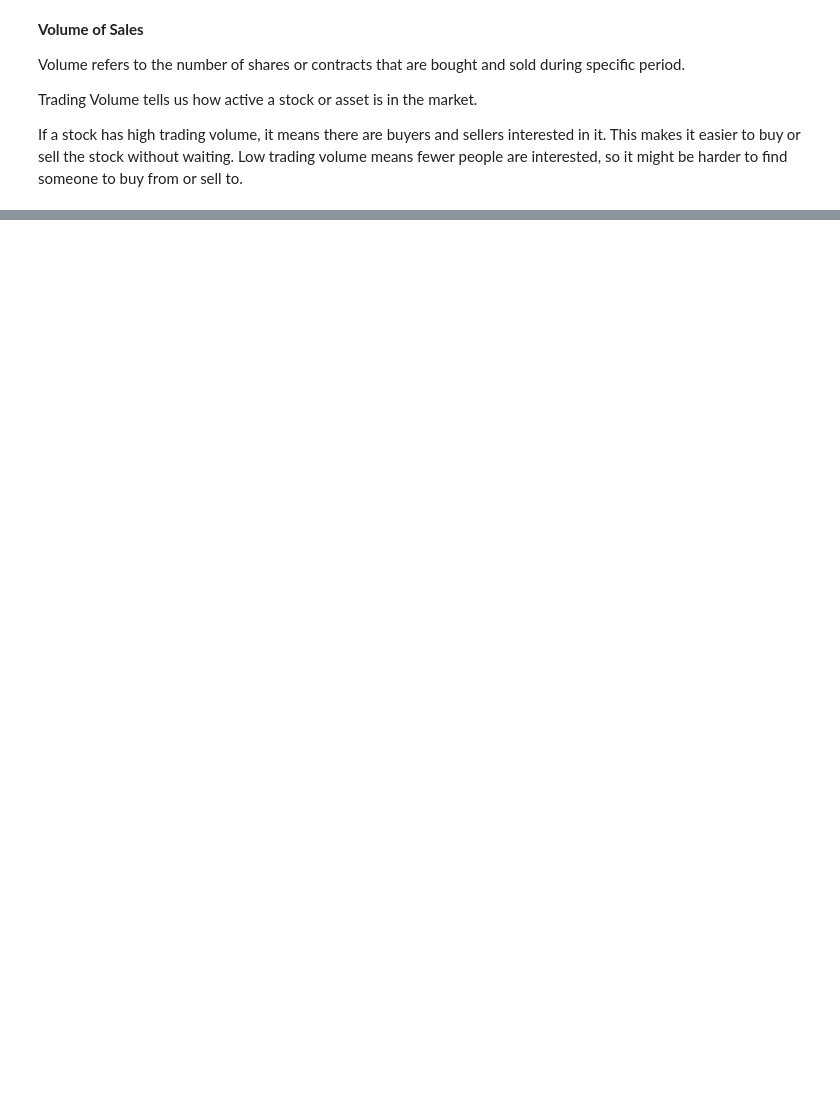
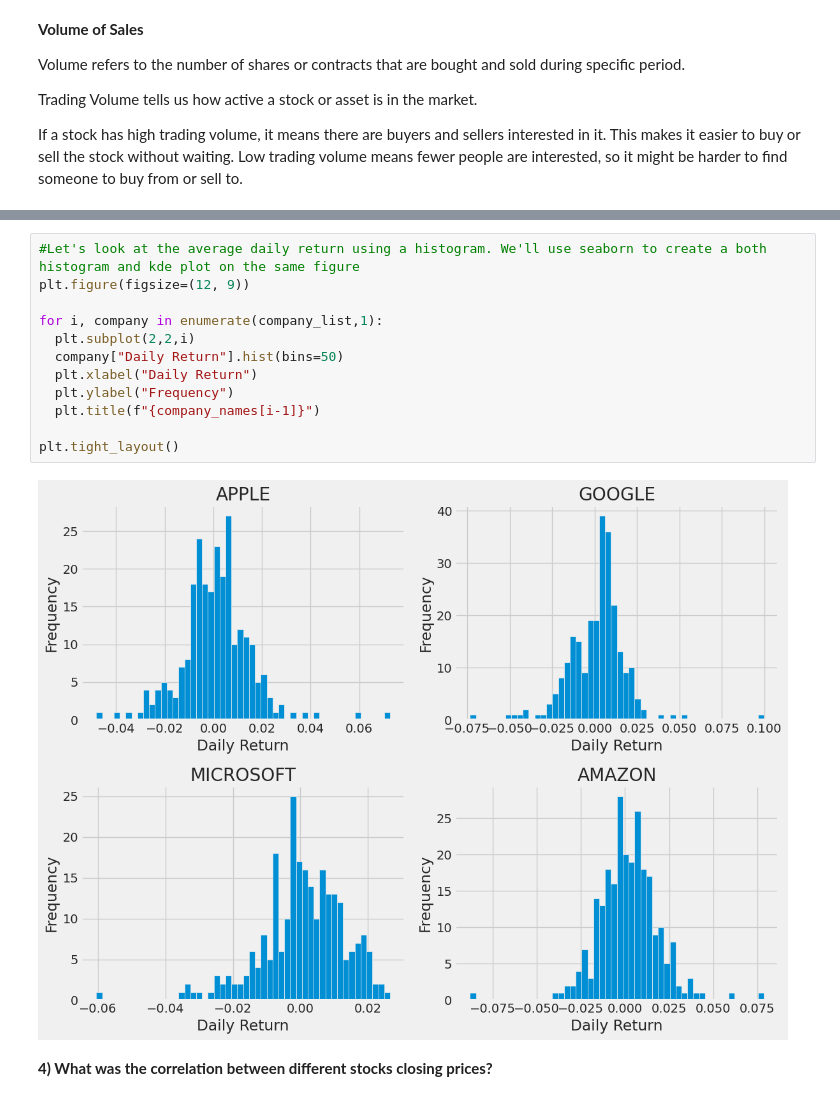
Before and after one commit to mervegb/stock-market-analysis-lstm, a Jupyter notebook: stock_market_analysis_lstm.ipynb, the cells around one changed output, grey strips where cells are left out. Drawn from its saved outputs; the diff is of its cells as text; blank space fills up the shorter version.

```diff
--- a/stock_market_analysis_lstm.ipynb
+++ b/stock_market_analysis_lstm.ipynb
@@ -132,0 +214,16 @@ plt.show()
+# %%
+#Let's look at the average daily return using a histogram. We'll use seaborn to create a both histogram and kde plot on the same figure
+plt.figure(figsize=(12, 9))
+
+for i, company in enumerate(company_list,1):
+  plt.subplot(2,2,i)
+  company["Daily Return"].hist(bins=50)
+  plt.xlabel("Daily Return")
+  plt.ylabel("Frequency")
+  plt.title(f"{company_names[i-1]}")
+
+plt.tight_layout()
+# %% [output]
+[figure, added]
+# %% [markdown]
+**4) What was the correlation between different stocks closing prices?**
```
Also changed, not shown: parts of 18 cells of this notebook.
